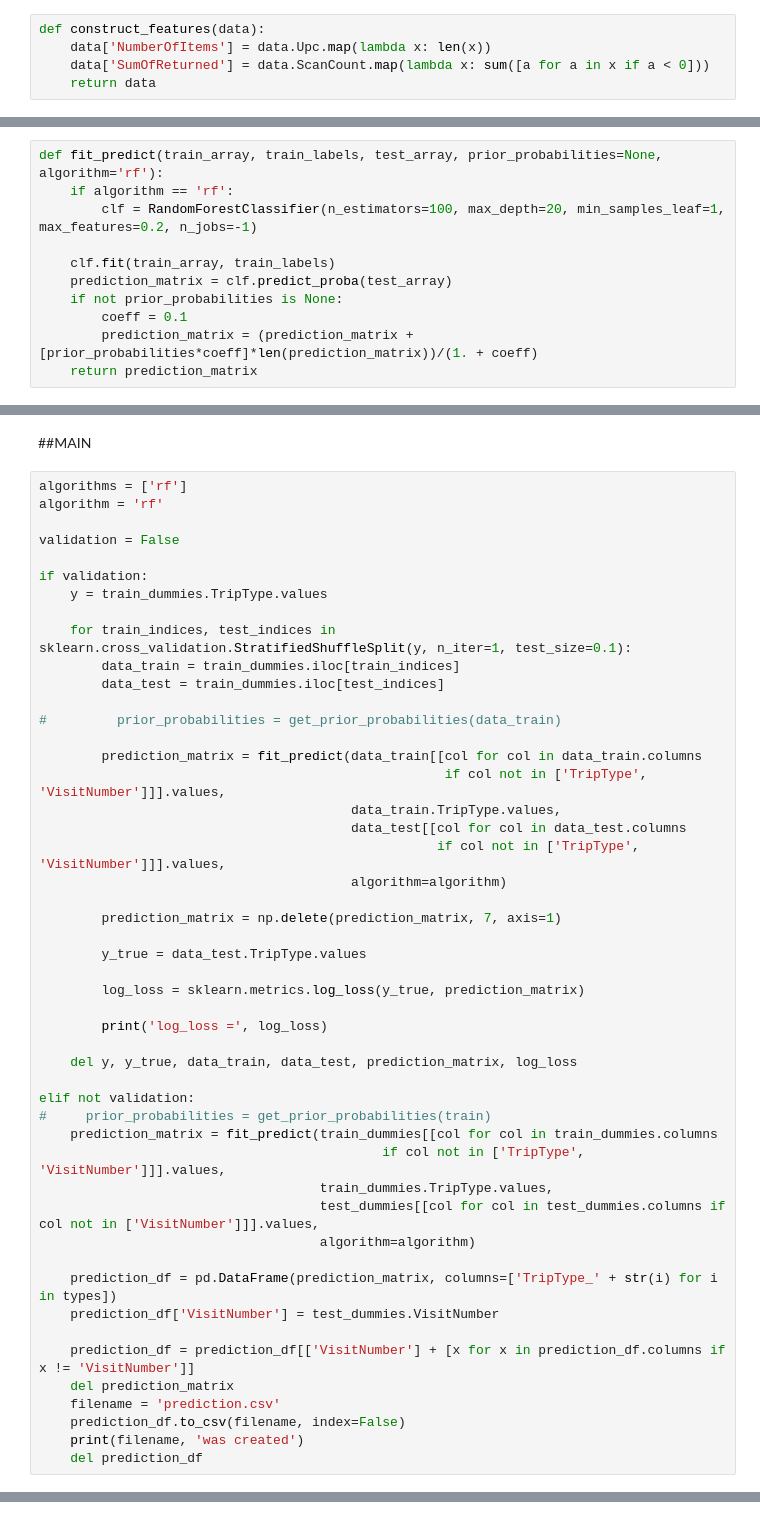
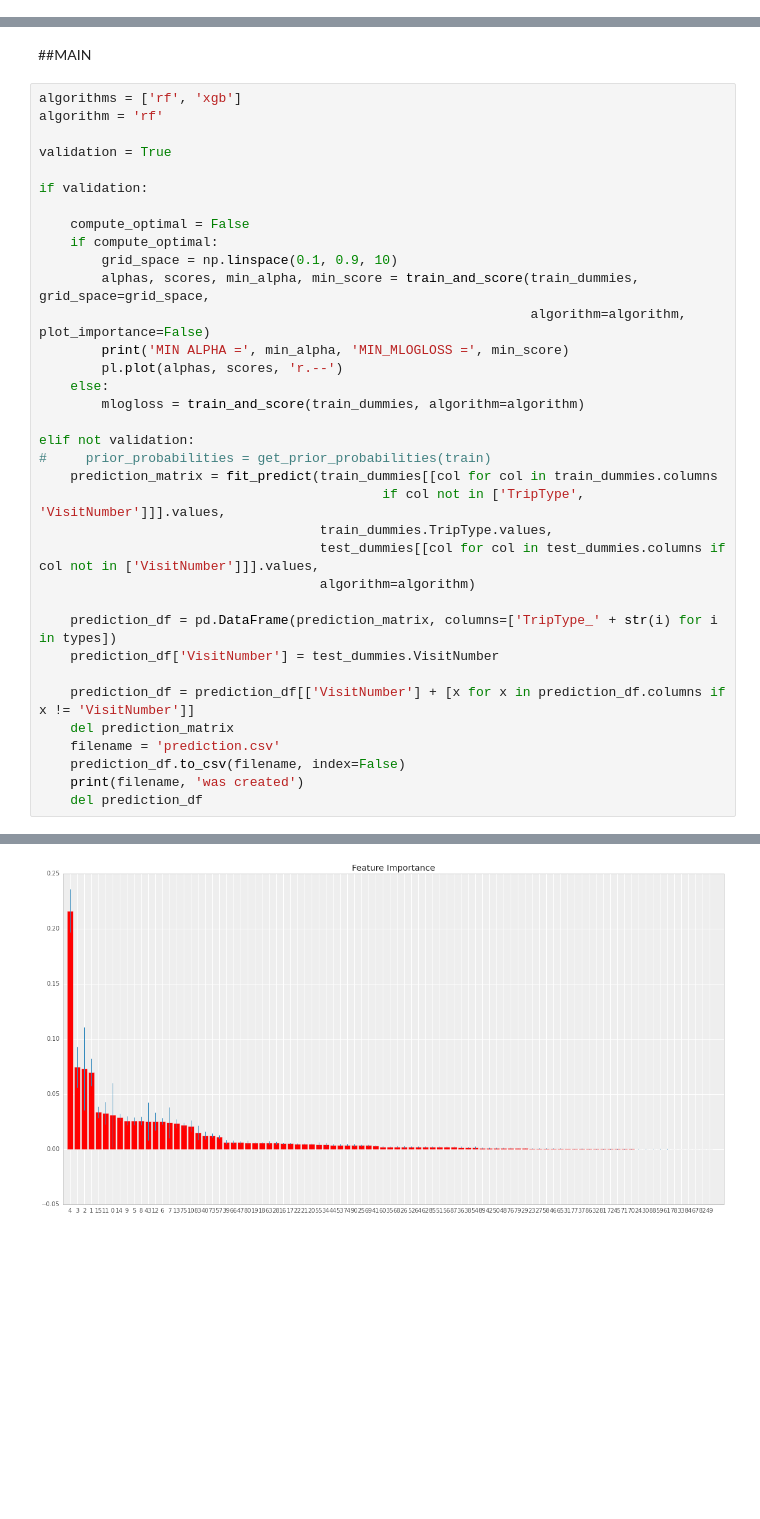
Before and after one commit to shayakhmetov/walmart-trip-type, a Jupyter notebook: walmart.ipynb, the cells around one changed output, grey strips where cells are left out. Saved outputs shown, nothing was run; the diff lists cells and outputs as text; blank space fills up the shorter version.

```diff
--- a/walmart.ipynb
+++ b/walmart.ipynb
@@ -28,7 +35,2 @@ train = train.groupby('VisitNumber').agg({'TripType': at, 'Weekday': at, 'ScanCo
 test = test.groupby('VisitNumber').agg({'Weekday': at, 'ScanCount': mklist, 'DepartmentDescription': at,
                                         'FinelineNumber': mklist, 'Upc': mklist}).reset_index()
-# %%
-def construct_features(data):
-    data['NumberOfItems'] = data.Upc.map(lambda x: len(x))
-    data['SumOfReturned'] = data.ScanCount.map(lambda x: sum([a for a in x if a < 0]))
-    return data
@@ -81,11 +97,0 @@ Memory usage of dataframe test_dummies is 4.38 Mb
-# %%
-def fit_predict(train_array, train_labels, test_array, prior_probabilities=None, algorithm='rf'):
-    if algorithm == 'rf':
-        clf = RandomForestClassifier(n_estimators=100, max_depth=20, min_samples_leaf=1, max_features=0.2, n_jobs=-1)
-
-    clf.fit(train_array, train_labels)
-    prediction_matrix = clf.predict_proba(test_array)
-    if not prior_probabilities is None:
-        coeff = 0.1
-        prediction_matrix = (prediction_matrix + [prior_probabilities*coeff]*len(prediction_matrix))/(1. + coeff)
-    return prediction_matrix
@@ -92,36 +178,22 @@ def fit_predict(train_array, train_labels, test_array, prior_probabilities=None,
 # %% [markdown]
 ##MAIN
 # %%
-algorithms = ['rf']
+algorithms = ['rf', 'xgb']
 algorithm = 'rf'
 
-validation = False
+validation = True
 
 if validation:
-    y = train_dummies.TripType.values
 
-    for train_indices, test_indices in sklearn.cross_validation.StratifiedShuffleSplit(y, n_iter=1, test_size=0.1):
-        data_train = train_dummies.iloc[train_indices]
-        data_test = train_dummies.iloc[test_indices]
-
-#         prior_probabilities = get_prior_probabilities(data_train)
-
-        prediction_matrix = fit_predict(data_train[[col for col in data_train.columns
-                                                    if col not in ['TripType', 'VisitNumber']]].values,
-                                        data_train.TripType.values,
-                                        data_test[[col for col in data_test.columns
-                                                   if col not in ['TripType', 'VisitNumber']]].values,
-                                        algorithm=algorithm)
-
-        prediction_matrix = np.delete(prediction_matrix, 7, axis=1)
-
-        y_true = data_test.TripType.values
-
-        log_loss = sklearn.metrics.log_loss(y_true, prediction_matrix)
-
-        print('log_loss =', log_loss)
-
-    del y, y_true, data_train, data_test, prediction_matrix, log_loss
+    compute_optimal = False
+    if compute_optimal:
+        grid_space = np.linspace(0.1, 0.9, 10)
+        alphas, scores, min_alpha, min_score = train_and_score(train_dummies, grid_space=grid_space,
+                                                               algorithm=algorithm, plot_importance=False)
+        print('MIN ALPHA =', min_alpha, 'MIN_MLOGLOSS =', min_score)
+        pl.plot(alphas, scores, 'r.--')
+    else:
+        mlogloss = train_and_score(train_dummies, algorithm=algorithm)
 
 elif not validation:
 #     prior_probabilities = get_prior_probabilities(train)
@@ -144,0 +233 @@ prediction.csv was created
+[figure, added]
```
Also changed, not shown: parts of 13 cells of this notebook.
